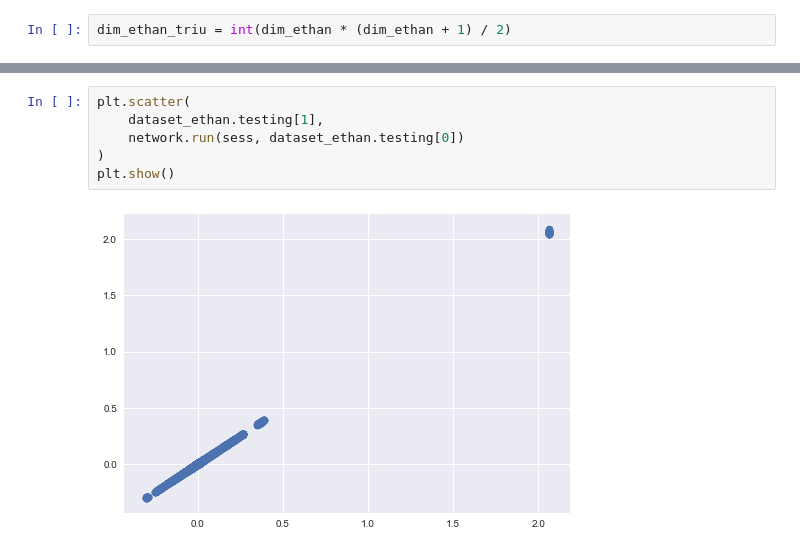
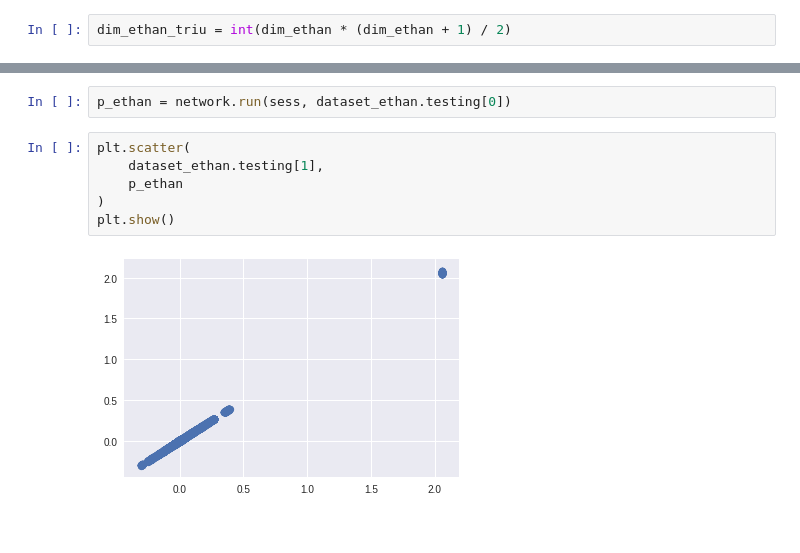
Before and after one commit to jcartus/SCFInitialGuess, a Jupyter notebook: cc2ai/cc2ai.ipynb, the cells around one changed output, grey strips where cells are left out. Drawn from its saved outputs; the diff is of its cells as text.

```diff
--- a/cc2ai/cc2ai.ipynb
+++ b/cc2ai/cc2ai.ipynb
@@ -86,8 +86,10 @@ graph = trainer.graph
+# %%
+p_ethan = network.run(sess, dataset_ethan.testing[0])
 # %%
 plt.scatter(
     dataset_ethan.testing[1],
-    network.run(sess, dataset_ethan.testing[0])
+    p_ethan
 )
 plt.show()
 # %% [output]
-[figure, old version]
+[figure, new version]
```
Also changed, not shown: parts of 12 cells of this notebook.
